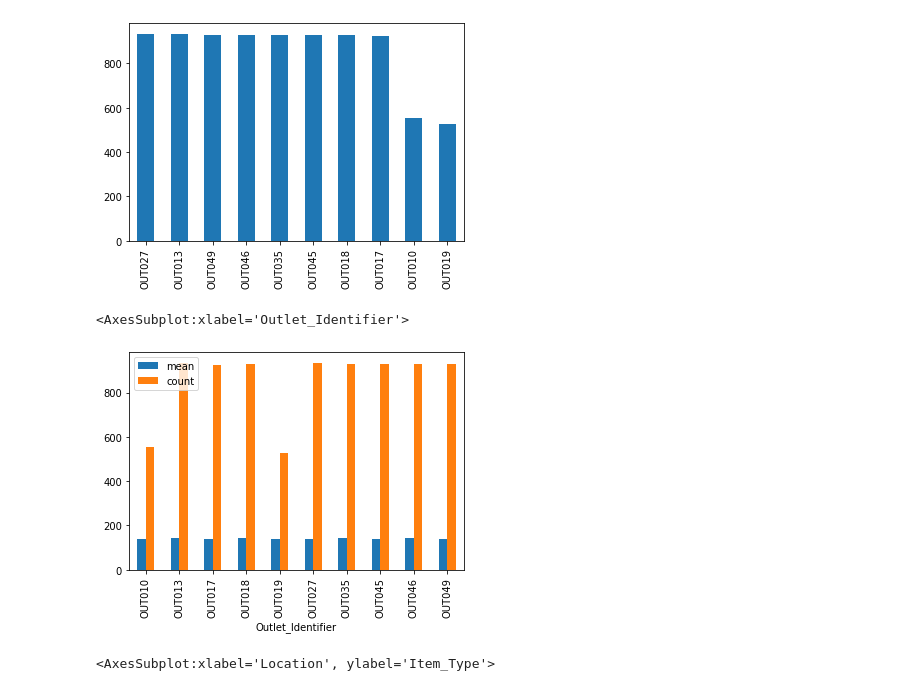
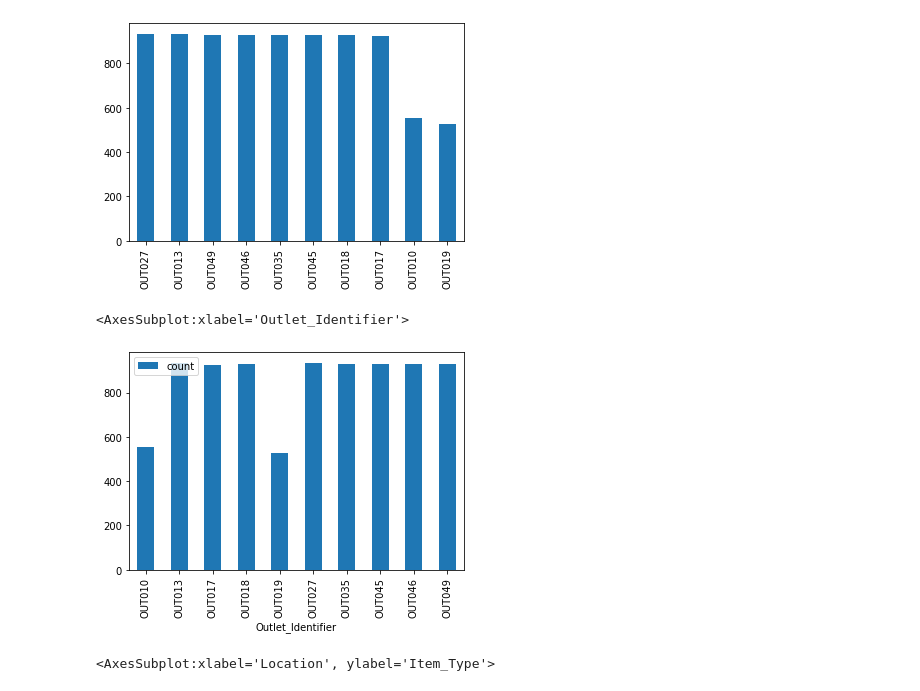
Before and after one commit to sourabhgumtaj/BigMart_EDA, a Jupyter notebook: bigmart-sales-data.ipynb, the cells around one changed output. Saved outputs shown, nothing was run; the diff lists cells and outputs as text; code cells hidden in the pictures.

```diff
--- a/bigmart-sales-data.ipynb
+++ b/bigmart-sales-data.ipynb
@@ -196,10 +201,10 @@ df.Outlet_Identifier.value_counts().plot(kind='bar')
 <AxesSubplot:>
 [figure]
 # %%
-df.groupby('Outlet_Identifier')['MRP'].agg(['mean','count']).plot(kind='bar')
+df.groupby('Outlet_Identifier')['MRP'].agg(['count']).plot(kind='bar')
 # %% [output]
 <AxesSubplot:xlabel='Outlet_Identifier'>
-[figure, old version]
+[figure, new version]
 # %%
 pvflights = df.pivot_table(values='Sales', index='Item_Type', columns='Location')
 sns.heatmap(pvflights)
```
Also changed, not shown: parts of 9 cells of this notebook.
